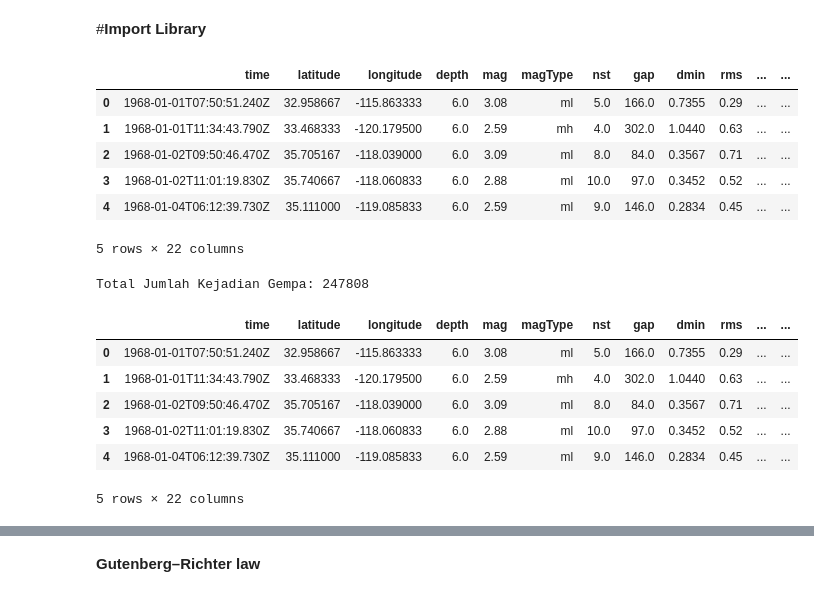
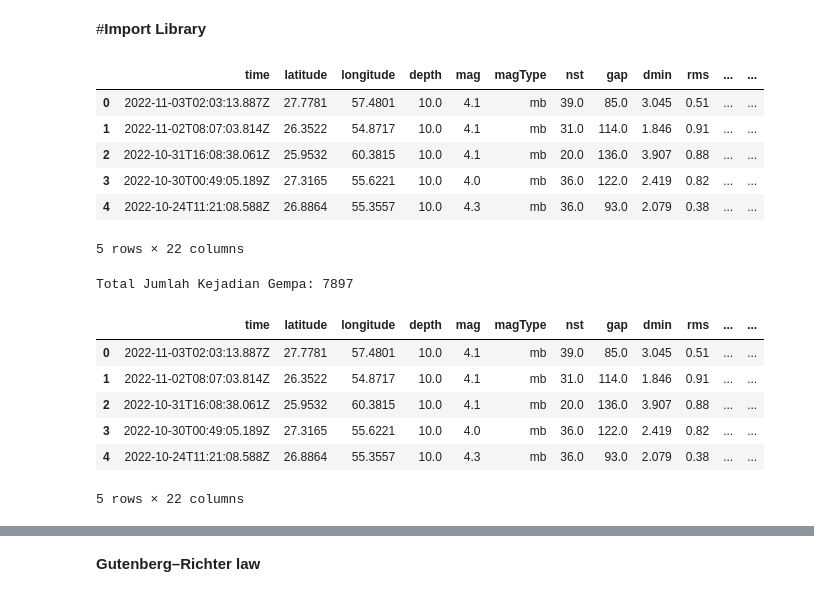
Before and after one commit to arifadli/Earthquake-Event-Analysis, a Jupyter notebook: Earthquake Research/Gutenberg Richter Law/Gutenberg Richter Law - Iran Earthquake.ipynb, the cells around one changed output, grey strips where cells are left out. Drawn from its saved outputs; the diff is of its cells as text; code cells hidden in the pictures.

```diff
--- a/Earthquake Research/Gutenberg Richter Law/Gutenberg Richter Law - Iran Earthquake.ipynb
+++ b/Earthquake Research/Gutenberg Richter Law/Gutenberg Richter Law - Iran Earthquake.ipynb
@@ -17,28 +17,28 @@ from datetime import timedelta, datetime
 
 %matplotlib inline
 # %%
-dataset = "https://raw.githubusercontent.com/arifadli/DatasetRepository/main/Disertation/California/usgs_california_1968_2018.csv"
+dataset = "https://raw.githubusercontent.com/arifadli/DatasetRepository/main/Disertation/Iran/Iran1973-2022.csv"
 df = pd.read_csv(dataset)
 df.head(5)
 # %% [output]
 |  | time | latitude | longitude | depth | mag | magType | nst | gap | dmin | rms | ... | ... |
-| 0 | 1968-01-01T07:50:51.240Z | 32.958667 | -115.863333 | 6.0 | 3.08 | ml | 5.0 | 166.0 | 0.7355 | 0.29 | ... | ... |
-| 1 | 1968-01-01T11:34:43.790Z | 33.468333 | -120.179500 | 6.0 | 2.59 | mh | 4.0 | 302.0 | 1.0440 | 0.63 | ... | ... |
-| 2 | 1968-01-02T09:50:46.470Z | 35.705167 | -118.039000 | 6.0 | 3.09 | ml | 8.0 | 84.0 | 0.3567 | 0.71 | ... | ... |
-| 3 | 1968-01-02T11:01:19.830Z | 35.740667 | -118.060833 | 6.0 | 2.88 | ml | 10.0 | 97.0 | 0.3452 | 0.52 | ... | ... |
-| 4 | 1968-01-04T06:12:39.730Z | 35.111000 | -119.085833 | 6.0 | 2.59 | ml | 9.0 | 146.0 | 0.2834 | 0.45 | ... | ... |
+| 0 | 2022-11-03T02:03:13.887Z | 27.7781 | 57.4801 | 10.0 | 4.1 | mb | 39.0 | 85.0 | 3.045 | 0.51 | ... | ... |
+| 1 | 2022-11-02T08:07:03.814Z | 26.3522 | 54.8717 | 10.0 | 4.1 | mb | 31.0 | 114.0 | 1.846 | 0.91 | ... | ... |
+| 2 | 2022-10-31T16:08:38.061Z | 25.9532 | 60.3815 | 10.0 | 4.1 | mb | 20.0 | 136.0 | 3.907 | 0.88 | ... | ... |
+| 3 | 2022-10-30T00:49:05.189Z | 27.3165 | 55.6221 | 10.0 | 4.0 | mb | 36.0 | 122.0 | 2.419 | 0.82 | ... | ... |
+| 4 | 2022-10-24T11:21:08.588Z | 26.8864 | 55.3557 | 10.0 | 4.3 | mb | 36.0 | 93.0 | 2.079 | 0.38 | ... | ... |
 5 rows × 22 columns
 # %%
 print('Total Jumlah Kejadian Gempa:',df.shape[0])
 df.head()
 # %% [output]
-Total Jumlah Kejadian Gempa: 247808
+Total Jumlah Kejadian Gempa: 7897
 |  | time | latitude | longitude | depth | mag | magType | nst | gap | dmin | rms | ... | ... |
-| 0 | 1968-01-01T07:50:51.240Z | 32.958667 | -115.863333 | 6.0 | 3.08 | ml | 5.0 | 166.0 | 0.7355 | 0.29 | ... | ... |
-| 1 | 1968-01-01T11:34:43.790Z | 33.468333 | -120.179500 | 6.0 | 2.59 | mh | 4.0 | 302.0 | 1.0440 | 0.63 | ... | ... |
-| 2 | 1968-01-02T09:50:46.470Z | 35.705167 | -118.039000 | 6.0 | 3.09 | ml | 8.0 | 84.0 | 0.3567 | 0.71 | ... | ... |
-| 3 | 1968-01-02T11:01:19.830Z | 35.740667 | -118.060833 | 6.0 | 2.88 | ml | 10.0 | 97.0 | 0.3452 | 0.52 | ... | ... |
-| 4 | 1968-01-04T06:12:39.730Z | 35.111000 | -119.085833 | 6.0 | 2.59 | ml | 9.0 | 146.0 | 0.2834 | 0.45 | ... | ... |
+| 0 | 2022-11-03T02:03:13.887Z | 27.7781 | 57.4801 | 10.0 | 4.1 | mb | 39.0 | 85.0 | 3.045 | 0.51 | ... | ... |
+| 1 | 2022-11-02T08:07:03.814Z | 26.3522 | 54.8717 | 10.0 | 4.1 | mb | 31.0 | 114.0 | 1.846 | 0.91 | ... | ... |
+| 2 | 2022-10-31T16:08:38.061Z | 25.9532 | 60.3815 | 10.0 | 4.1 | mb | 20.0 | 136.0 | 3.907 | 0.88 | ... | ... |
+| 3 | 2022-10-30T00:49:05.189Z | 27.3165 | 55.6221 | 10.0 | 4.0 | mb | 36.0 | 122.0 | 2.419 | 0.82 | ... | ... |
+| 4 | 2022-10-24T11:21:08.588Z | 26.8864 | 55.3557 | 10.0 | 4.3 | mb | 36.0 | 93.0 | 2.079 | 0.38 | ... | ... |
 5 rows × 22 columns
 # %%
 # daftar jenis magnitude
```
Also changed, not shown: parts of 5 cells of this notebook.
